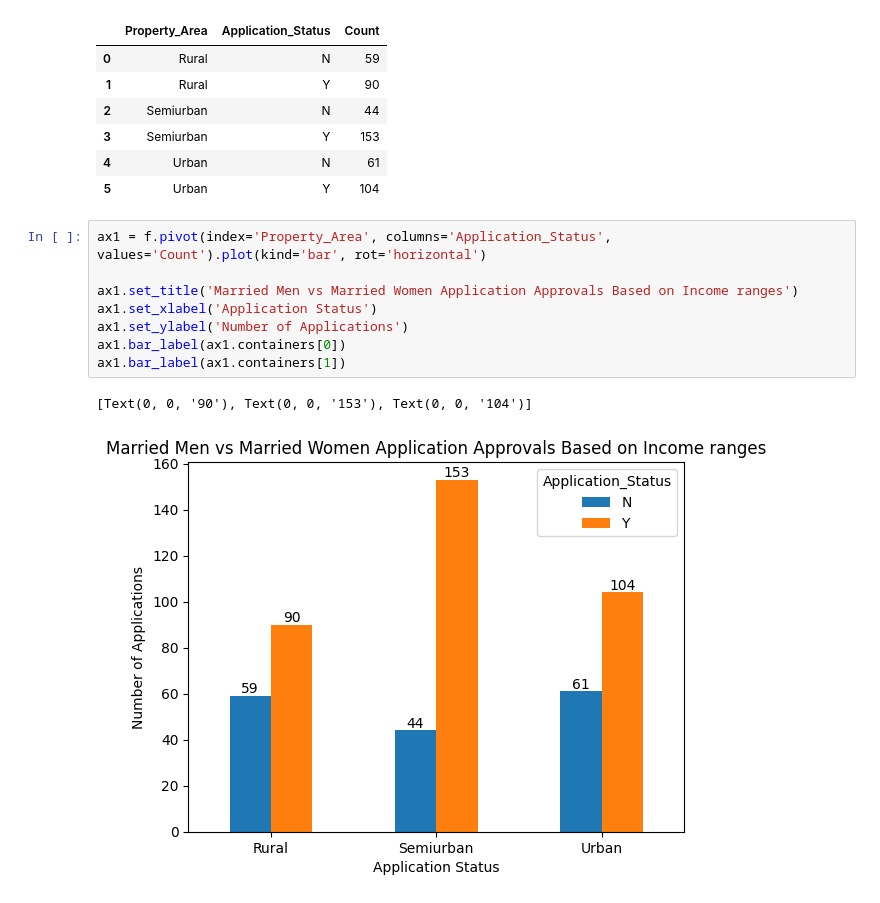
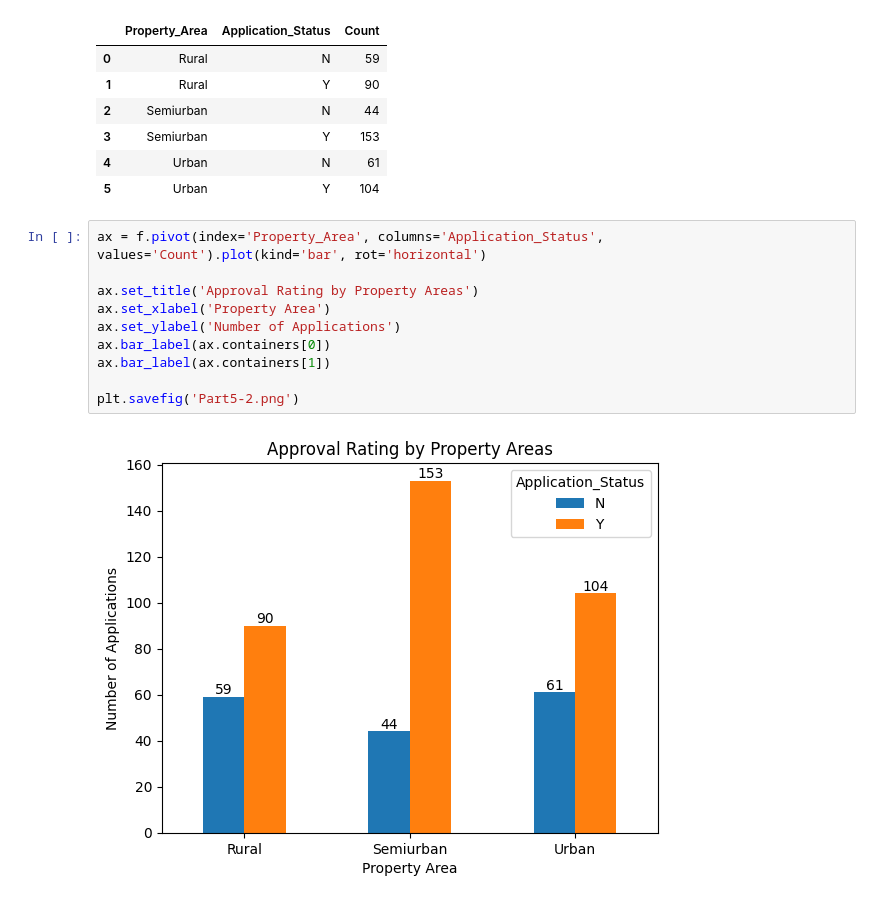
Before and after one commit to JABDI180/Capstone, a Jupyter notebook: PartFive.ipynb, the cells around one changed output. Drawn from its saved outputs; the diff is of its cells as text.

```diff
--- a/PartFive.ipynb
+++ b/PartFive.ipynb
@@ -70,13 +71,14 @@ f
 | 4 | Urban | N | 61 |
 | 5 | Urban | Y | 104 |
 # %%
-ax1 = f.pivot(index='Property_Area', columns='Application_Status', values='Count').plot(kind='bar', rot='horizontal')
+ax = f.pivot(index='Property_Area', columns='Application_Status', values='Count').plot(kind='bar', rot='horizontal')
 
-ax1.set_title('Married Men vs Married Women Application Approvals Based on Income ranges')
-ax1.set_xlabel('Application Status')
-ax1.set_ylabel('Number of Applications')
-ax1.bar_label(ax1.containers[0])
-ax1.bar_label(ax1.containers[1])
+ax.set_title('Approval Rating by Property Areas')
+ax.set_xlabel('Property Area')
+ax.set_ylabel('Number of Applications')
+ax.bar_label(ax.containers[0])
+ax.bar_label(ax.containers[1])
+
+plt.savefig('Part5-2.png')
 # %% [output]
-[Text(0, 0, '90'), Text(0, 0, '153'), Text(0, 0, '104')]
-[figure, old version]
+[figure, new version]
```
Also changed, not shown: parts of 1 cell of this notebook, 8 other files.
